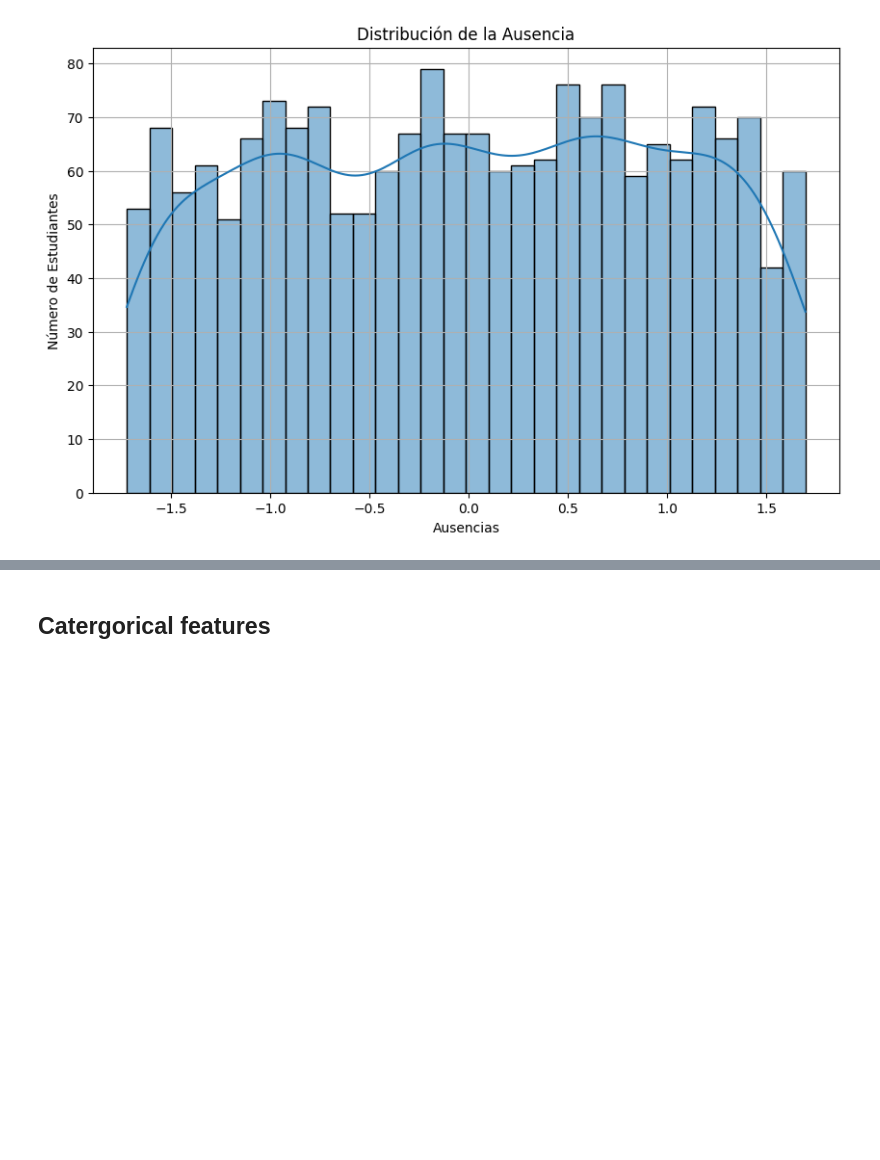
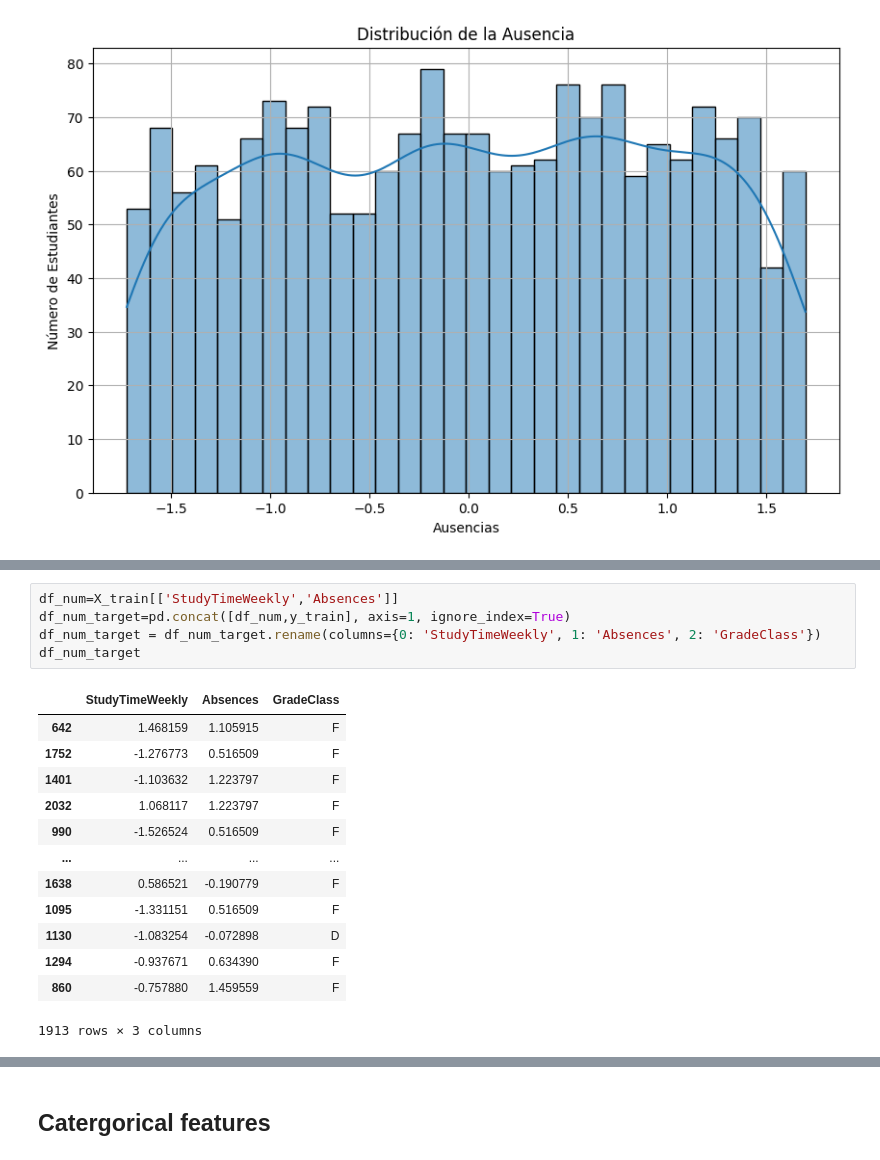
Before and after one commit to aritzcerezo/Student-s-Performance-ML-Problem, a Jupyter notebook: gradeClass_predictor.ipynb, the cells around one changed output, grey strips where cells are left out. Saved outputs shown, nothing was run; the diff lists cells and outputs as text; blank space fills up the shorter version.

```diff
--- a/gradeClass_predictor.ipynb
+++ b/gradeClass_predictor.ipynb
@@ -118,0 +224,19 @@ plt.show()
+# %%
+df_num=X_train[['StudyTimeWeekly','Absences']]
+df_num_target=pd.concat([df_num,y_train], axis=1, ignore_index=True)
+df_num_target = df_num_target.rename(columns={0: 'StudyTimeWeekly', 1: 'Absences', 2: 'GradeClass'})
+df_num_target
+# %% [output]
+|  | StudyTimeWeekly | Absences | GradeClass |
+| 642 | 1.468159 | 1.105915 | F |
+| 1752 | -1.276773 | 0.516509 | F |
+| 1401 | -1.103632 | 1.223797 | F |
+| 2032 | 1.068117 | 1.223797 | F |
+| 990 | -1.526524 | 0.516509 | F |
+| ... | ... | ... | ... |
+| 1638 | 0.586521 | -0.190779 | F |
+| 1095 | -1.331151 | 0.516509 | F |
+| 1130 | -1.083254 | -0.072898 | D |
+| 1294 | -0.937671 | 0.634390 | F |
+| 860 | -0.757880 | 1.459559 | F |
+1913 rows × 3 columns
```
Also changed, not shown: parts of 27 cells of this notebook, 5 other files.
